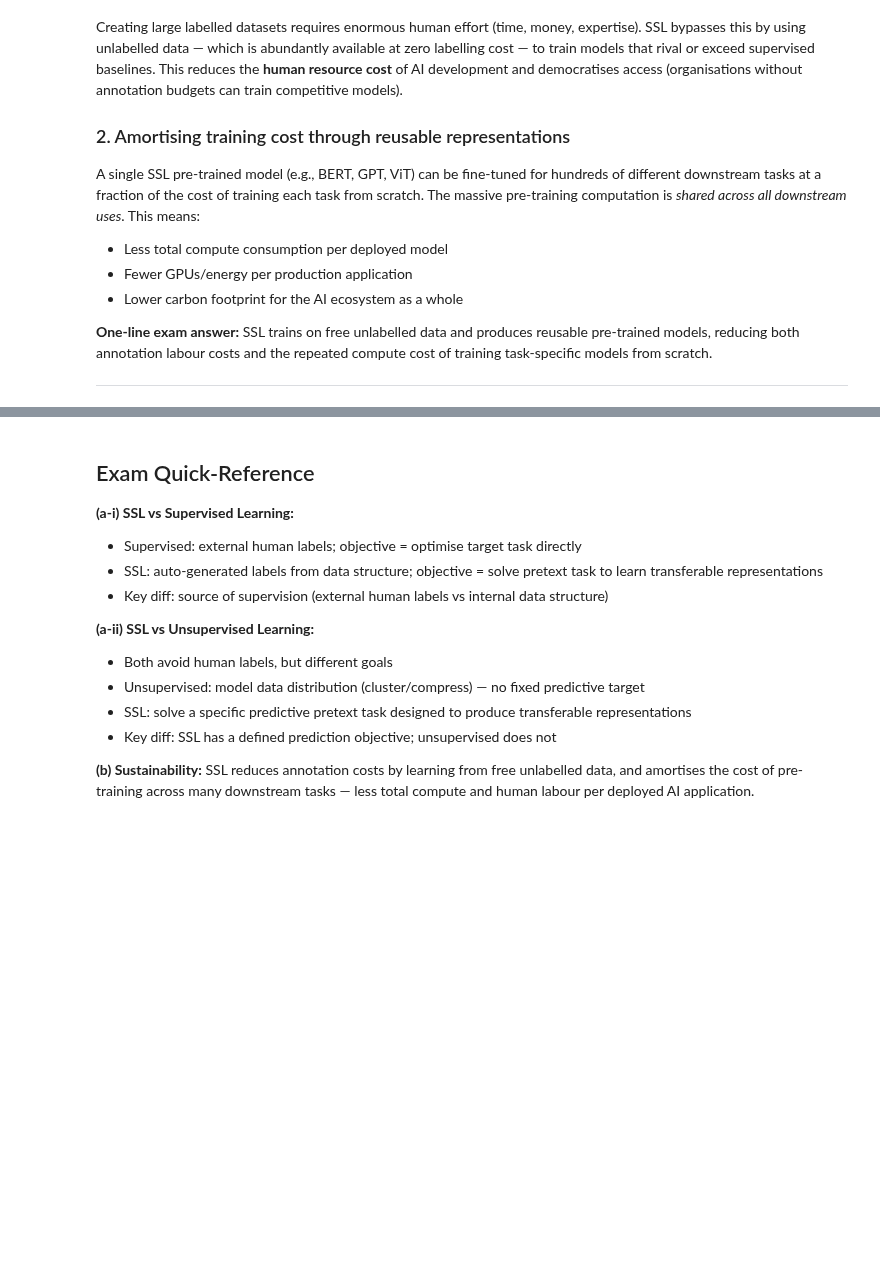
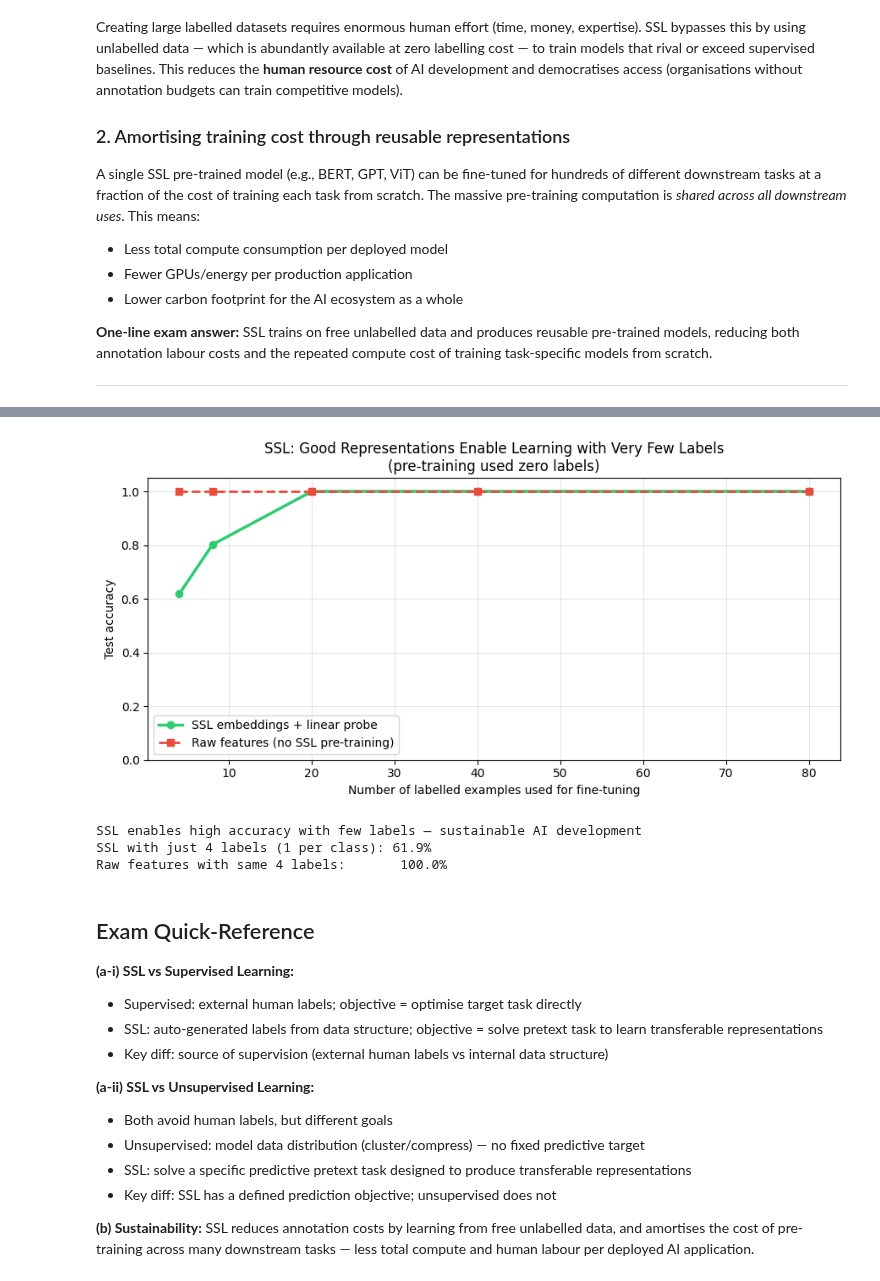
Before and after one commit to nexageapps/AI, a Jupyter notebook: application/compsci713/exam_prep/EP19_Self_Supervised_Learning_2025.ipynb, the cells around one changed output, grey strips where cells are left out. Saved outputs shown, nothing was run; the diff lists cells and outputs as text; code cells hidden in the pictures; blank space fills up the shorter version.

```diff
--- a/application/compsci713/exam_prep/EP19_Self_Supervised_Learning_2025.ipynb
+++ b/application/compsci713/exam_prep/EP19_Self_Supervised_Learning_2025.ipynb
@@ -267,6 +272,10 @@ for n_per_class in [1, 2, 5, 10, 20, 60]:
         train_idx.extend(class_idx[:n_per_class])
     test_idx = [i for i in range(len(y_all)) if i not in train_idx]
 
+    # Skip if no test samples remain (e.g. n_per_class == N_PER uses all data)
+    if len(test_idx) == 0:
+        continue
+
     X_tr, y_tr = emb[train_idx], y_all[train_idx]
     X_te, y_te = emb[test_idx],  y_all[test_idx]
 
@@ -275,33 +284,38 @@ for n_per_class in [1, 2, 5, 10, 20, 60]:
     clf.fit(X_tr, y_tr)
     ssl_acc = accuracy_score(y_te, clf.predict(X_te))
 
     # Baseline: train logistic regression on raw features (no SSL)
     clf_raw = LogisticRegression(max_iter=1000, C=1.0)
     clf_raw.fit(X_all[train_idx].numpy(), y_tr)
     raw_acc = accuracy_score(y_te, clf_raw.predict(X_all[test_idx].numpy()))
 
     results['n_labels'].append(n_per_class * N_CLASS)
     results['ssl_acc'].append(ssl_acc)
     results['random_acc'].append(raw_acc)
 
 fig, ax = plt.subplots(figsize=(9, 4.5))
 ax.plot(results['n_labels'], results['ssl_acc'], 'o-', color='#2ecc71',
         linewidth=2.5, label='SSL embeddings + linear probe')
 ax.plot(results['n_labels'], results['random_acc'], 's--', color='#e74c3c',
         linewidth=2, label='Raw features (no SSL pre-training)')
 ax.set_xlabel('Number of labelled examples used for fine-tuning')
 ax.set_ylabel('Test accuracy')
 ax.set_title('SSL: Good Representations Enable Learning with Very Few Labels\n'
              '(pre-training used zero labels)')
 ax.legend(fontsize=10)
 ax.grid(True, alpha=0.3)
 ax.set_ylim(0, 1.05)
 plt.tight_layout()
 plt.show()
 
 print('SSL enables high accuracy with few labels — sustainable AI development')
 print(f'SSL with just {N_CLASS} labels (1 per class): {results["ssl_acc"][0]:.1%}')
 print(f'Raw features with same {N_CLASS} labels:       {results["random_acc"][0]:.1%}')
+# %% [output]
+[figure, added]
+SSL enables high accuracy with few labels — sustainable AI development
+SSL with just 4 labels (1 per class): 61.9%
+Raw features with same 4 labels:       100.0%
 # %% [markdown]
 ## Exam Quick-Reference
 
```
Also changed, not shown: parts of 2 cells of this notebook, 13 other files.
